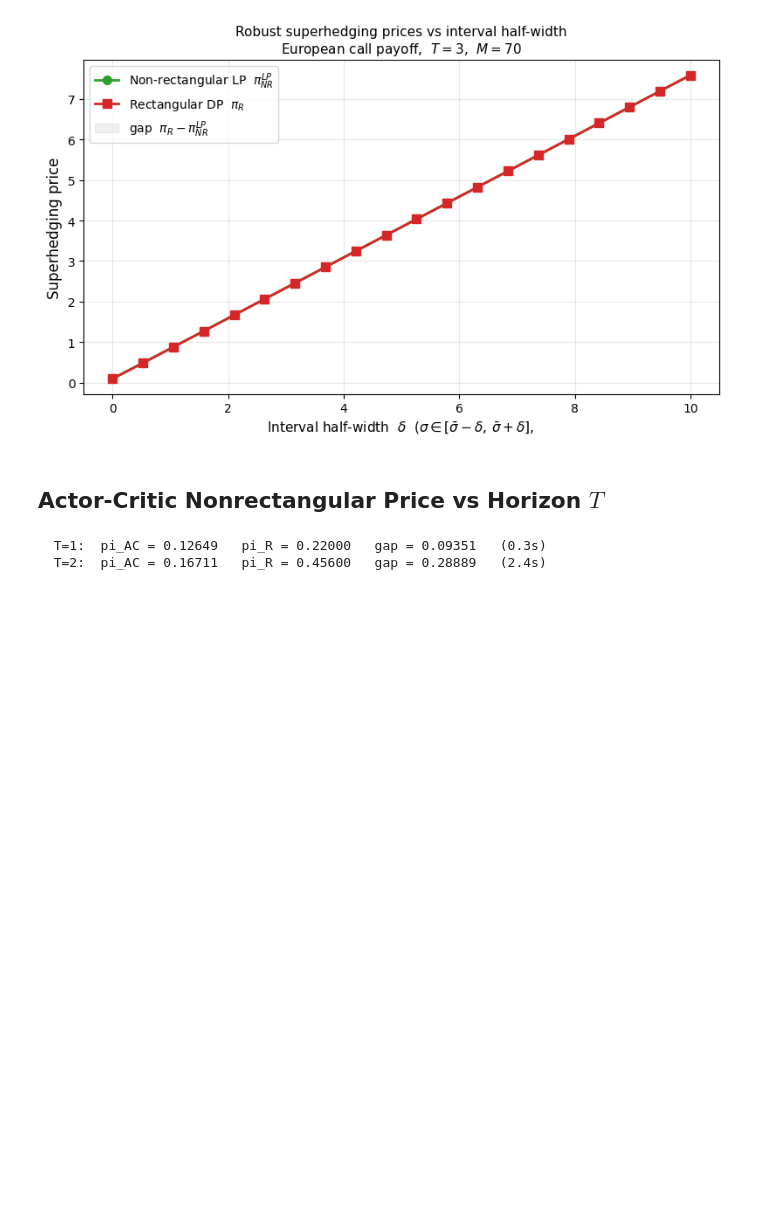
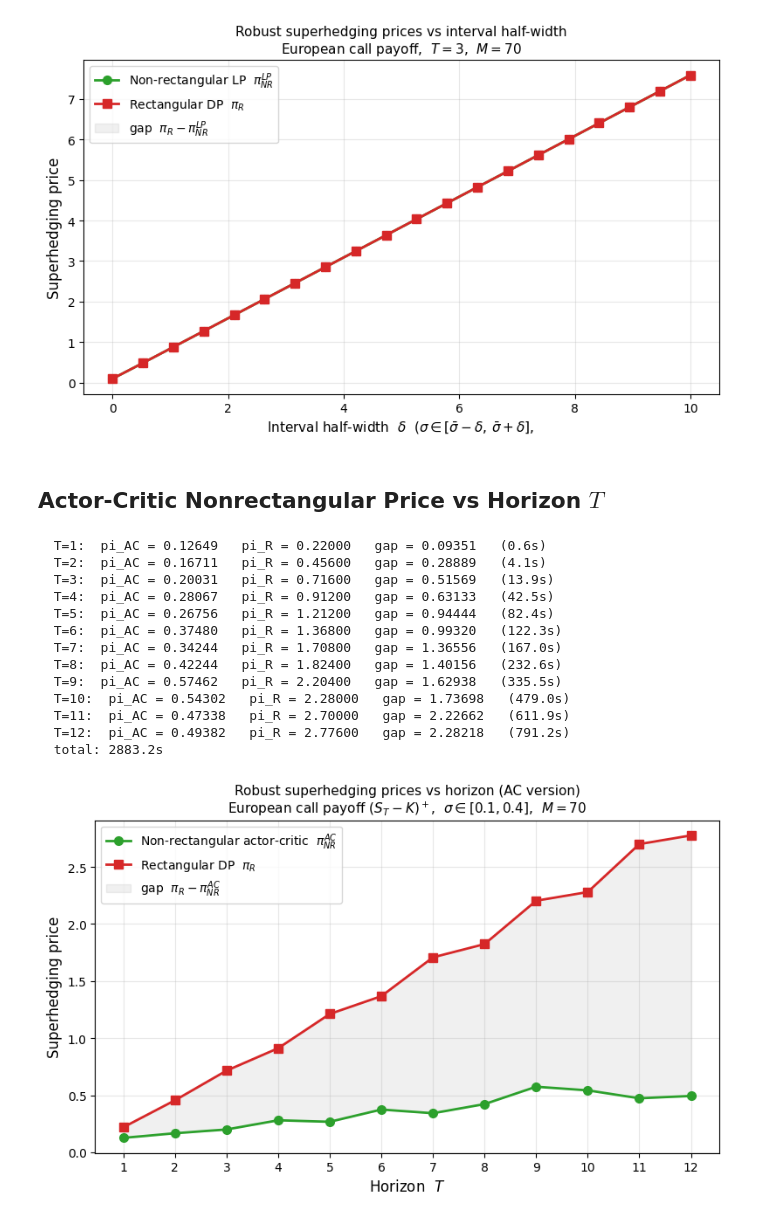
Before and after one commit to jcvetinovska/Rectangularity-Asset-Pricing, a Jupyter notebook: sigma_interval_european_call.ipynb, the cells around one changed output. Drawn from its saved outputs; the diff is of its cells as text; code cells hidden in the pictures; blank space fills up the shorter version.

```diff
--- a/sigma_interval_european_call.ipynb
+++ b/sigma_interval_european_call.ipynb
@@ -1374,7 +1374,7 @@ def solve_ac_for_params(T_, sigma_lo_, sigma_hi_, seed=0, verbose=False):
 # Compute pi_AC and pi_R vs horizon T  (sigma interval fixed)
 # ═══════════════════════════════════════════════════════════════════════════════
 
-T_VALUES =[1,2,3,4,5,6,7,8,9,10,11,12,13,14]
+T_VALUES =[1,2,3,4,5,6,7,8,9,10,11,12]
 
 t0 = time.time()
 ac_by_T, rect_ac_by_T = [], []
@@ -1382,32 +1382,44 @@ for T_ in T_VALUES:
     tt = time.time()
     pi_AC, pi_R = solve_ac_for_params(T_, SIGMA_LO, SIGMA_HI, seed=0, verbose=False)
     ac_by_T.append(pi_AC)
     rect_ac_by_T.append(pi_R)
     print(f"  T={T_}:  pi_AC = {pi_AC:.5f}   pi_R = {pi_R:.5f}   "
           f"gap = {pi_R - pi_AC:.5f}   ({time.time()-tt:.1f}s)")
 print(f"  total: {time.time()-t0:.1f}s")
 
 # ─── Plot ────────────────────────────────────────────────────────────────────
 fig, ax = plt.subplots(figsize=(8, 5))
 ax.plot(T_VALUES, ac_by_T,      "o-", color="#2ca02c", lw=2, ms=7,
         label=r"Non-rectangular actor-critic  $\pi_{NR}^{AC}$")
 ax.plot(T_VALUES, rect_ac_by_T, "s-", color="#d62728", lw=2, ms=7,
         label=r"Rectangular DP  $\pi_R$")
 ax.fill_between(T_VALUES, ac_by_T, rect_ac_by_T,
                 color="#888888", alpha=0.12,
                 label=r"gap  $\pi_R - \pi_{NR}^{AC}$")
 ax.set_xlabel("Horizon  $T$", fontsize=12)
 ax.set_ylabel("Superhedging price", fontsize=12)
 ax.set_title(
     "Robust superhedging prices vs horizon (AC version)\n"
     rf"European call payoff $(S_T - K)^+$,  $\sigma\in[{SIGMA_LO},{SIGMA_HI}]$,  $M={N_SIGMA}$",
     fontsize=11)
 ax.set_xticks(T_VALUES)
 ax.grid(alpha=0.3)
 ax.legend(loc="best", fontsize=10)
 plt.tight_layout()
 plt.savefig("sigma_sweep_T_ac.png", dpi=120)
 plt.show()
 # %% [output]
-  T=1:  pi_AC = 0.12649   pi_R = 0.22000   gap = 0.09351   (0.3s)
-  T=2:  pi_AC = 0.16711   pi_R = 0.45600   gap = 0.28889   (2.4s)
+  T=1:  pi_AC = 0.12649   pi_R = 0.22000   gap = 0.09351   (0.6s)
+  T=2:  pi_AC = 0.16711   pi_R = 0.45600   gap = 0.28889   (4.1s)
+  T=3:  pi_AC = 0.20031   pi_R = 0.71600   gap = 0.51569   (13.9s)
+  T=4:  pi_AC = 0.28067   pi_R = 0.91200   gap = 0.63133   (42.5s)
+  T=5:  pi_AC = 0.26756   pi_R = 1.21200   gap = 0.94444   (82.4s)
+  T=6:  pi_AC = 0.37480   pi_R = 1.36800   gap = 0.99320   (122.3s)
+  T=7:  pi_AC = 0.34244   pi_R = 1.70800   gap = 1.36556   (167.0s)
+  T=8:  pi_AC = 0.42244   pi_R = 1.82400   gap = 1.40156   (232.6s)
+  T=9:  pi_AC = 0.57462   pi_R = 2.20400   gap = 1.62938   (335.5s)
+  T=10:  pi_AC = 0.54302   pi_R = 2.28000   gap = 1.73698   (479.0s)
+  T=11:  pi_AC = 0.47338   pi_R = 2.70000   gap = 2.22662   (611.9s)
+  T=12:  pi_AC = 0.49382   pi_R = 2.77600   gap = 2.28218   (791.2s)
+  total: 2883.2s
+[figure, added]
```
Also changed, not shown: parts of 3 cells of this notebook, 1 other file.
